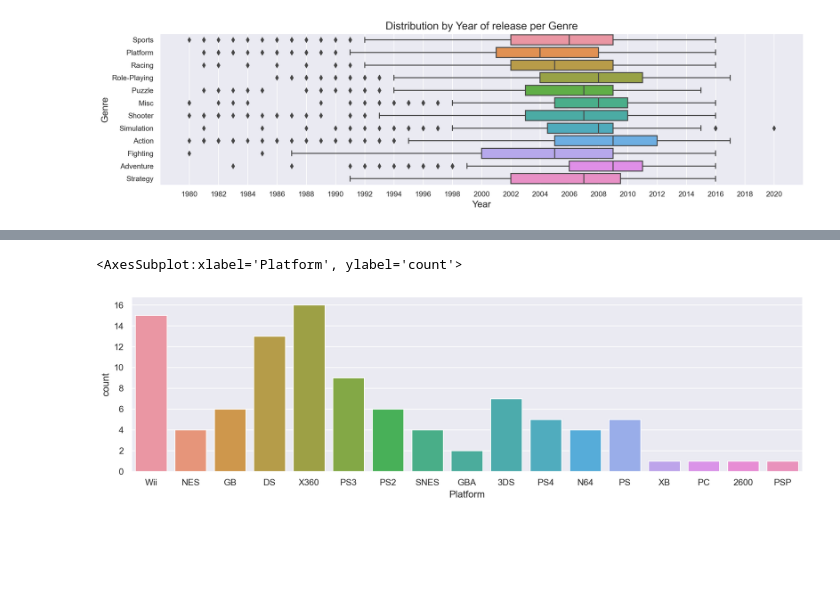
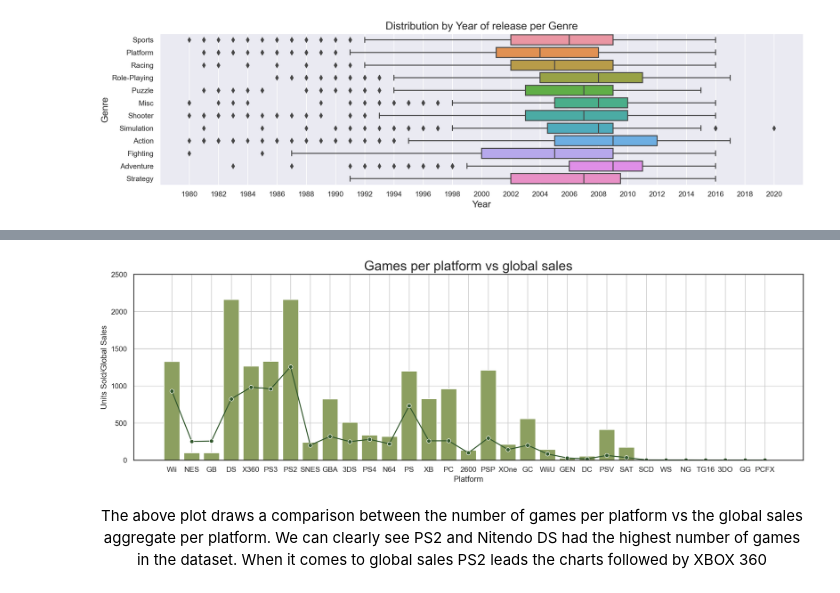
Before and after one commit to Manav099/ExploratoryDataAnalysis, a Jupyter notebook: Project03-videogame_sales/VideoGames_Sales_Analysis.ipynb, the cells around one changed output, grey strips where cells are left out. Cells and saved outputs as stored; diff of their text form; code cells hidden in the pictures; blank space fills up the shorter version.

Commit message:
updated console wise sales and count to bar with line

```diff
--- a/Project03-videogame_sales/VideoGames_Sales_Analysis.ipynb
+++ b/Project03-videogame_sales/VideoGames_Sales_Analysis.ipynb
@@ -222,5 +188,15 @@ top100
-# %%
-sns.countplot(data=top100, x='Platform')
-# %% [output]
-<AxesSubplot:xlabel='Platform', ylabel='count'>
-[figure, removed]
+# %%
+fig, ax = plt.subplots(figsize=(15,5), dpi=200)
+
+sns.countplot(ax=ax, data=df, x='Platform', color='#90A955')
+sns.lineplot(ax=ax, data=df, x='Platform', y='Global_Sales', estimator=np.sum, ci=None, color='#31572C', marker='o')
+
+plt.ylabel("Units Sold/Global Sales")
+plt.ylim(0,2500)
+plt.grid(True)
+plt.title('Games per platform vs global sales', fontsize=20)
+plt.tight_layout();
+# %% [output]
+[figure, added]
+# %% [markdown]
+<center>The above plot draws a comparison between the number of games per platform vs the global sales aggregate per platform. We can clearly see PS2 and Nitendo DS had the highest number of games in the dataset. When it comes to global sales PS2 leads the charts followed by XBOX 360</center>
```
Also changed, not shown: parts of 12 cells of this notebook.
